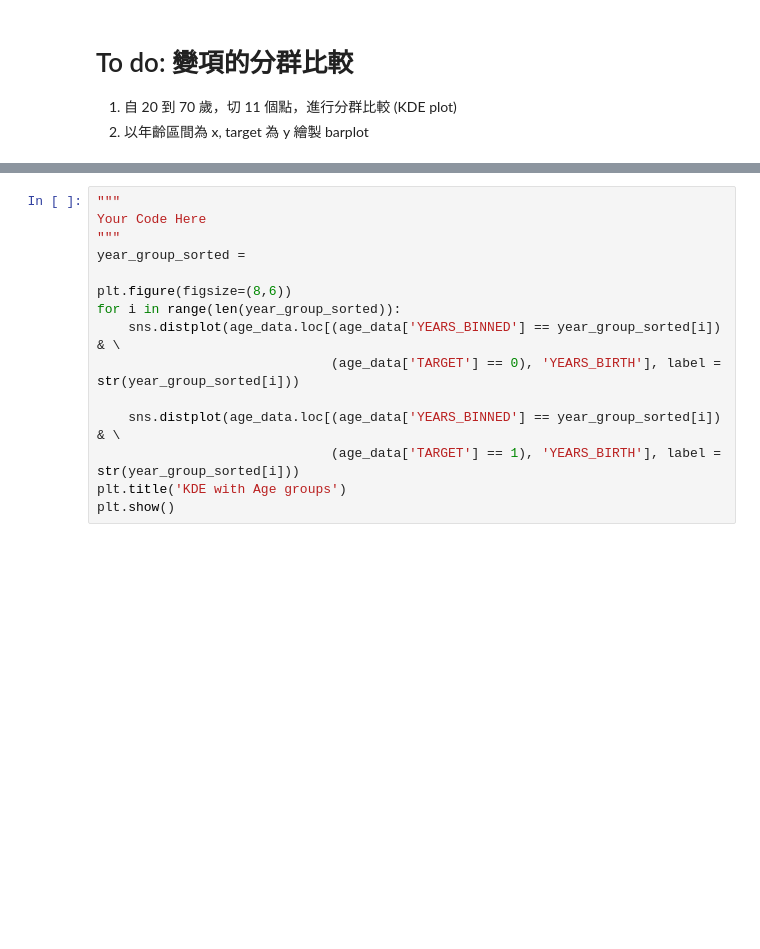
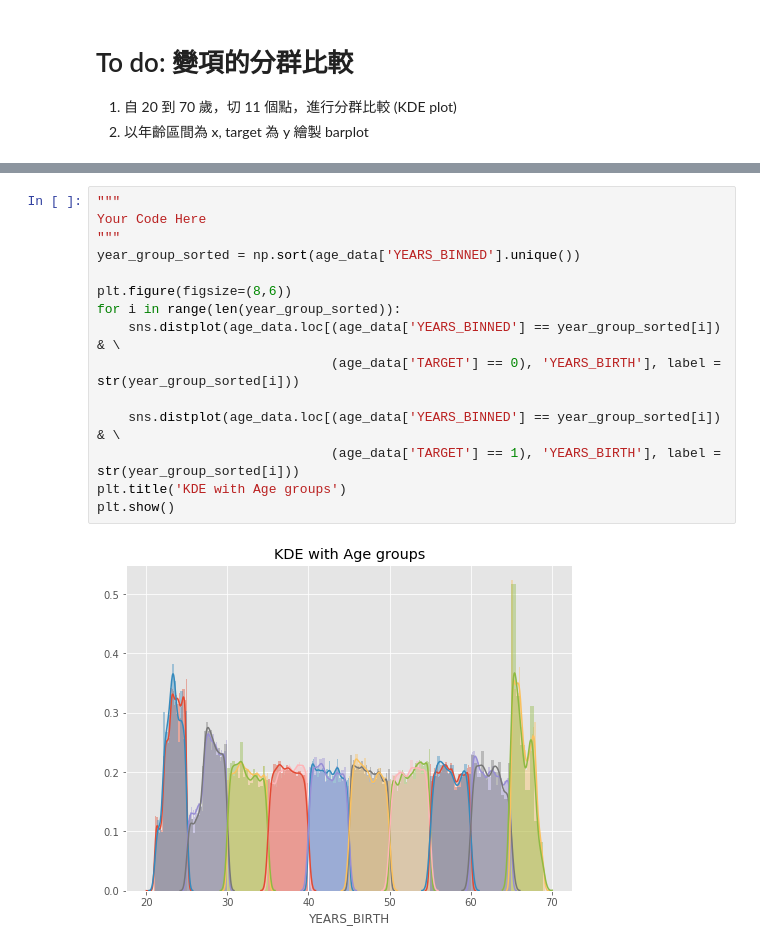
Before and after one commit to IanFan/ML100-Days, a Jupyter notebook: homework/Day_011_HW.ipynb, the cells around one changed output, grey strips where cells are left out. Cells and saved outputs as stored; diff of their text form; blank space fills up the shorter version.

```diff
--- a/homework/Day_011_HW.ipynb
+++ b/homework/Day_011_HW.ipynb
@@ -74,18 +74,20 @@ Name: YEARS_BINNED, dtype: int64
 # %%
 """
 Your Code Here
 """
-year_group_sorted =
+year_group_sorted = np.sort(age_data['YEARS_BINNED'].unique())
 
 plt.figure(figsize=(8,6))
 for i in range(len(year_group_sorted)):
     sns.distplot(age_data.loc[(age_data['YEARS_BINNED'] == year_group_sorted[i]) & \
                               (age_data['TARGET'] == 0), 'YEARS_BIRTH'], label = str(year_group_sorted[i]))
 
     sns.distplot(age_data.loc[(age_data['YEARS_BINNED'] == year_group_sorted[i]) & \
                               (age_data['TARGET'] == 1), 'YEARS_BIRTH'], label = str(year_group_sorted[i]))
 plt.title('KDE with Age groups')
 plt.show()
+# %% [output]
+[figure, added]
 # %%
 # 計算每個年齡區間的 Target、DAYS_BIRTH與 YEARS_BIRTH 的平均值
 age_groups  = age_data.groupby('YEARS_BINNED').mean()
```
Also changed, not shown: parts of 3 cells of this notebook.
